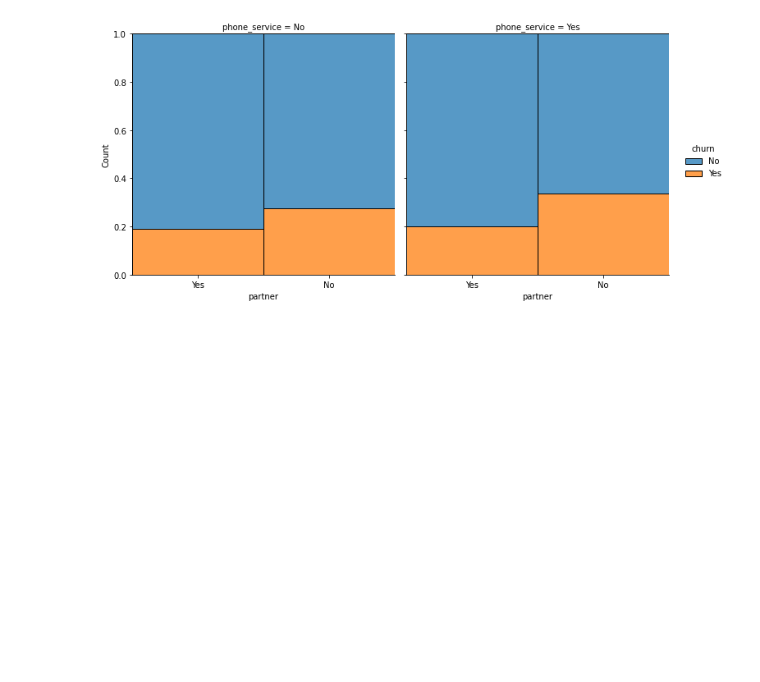
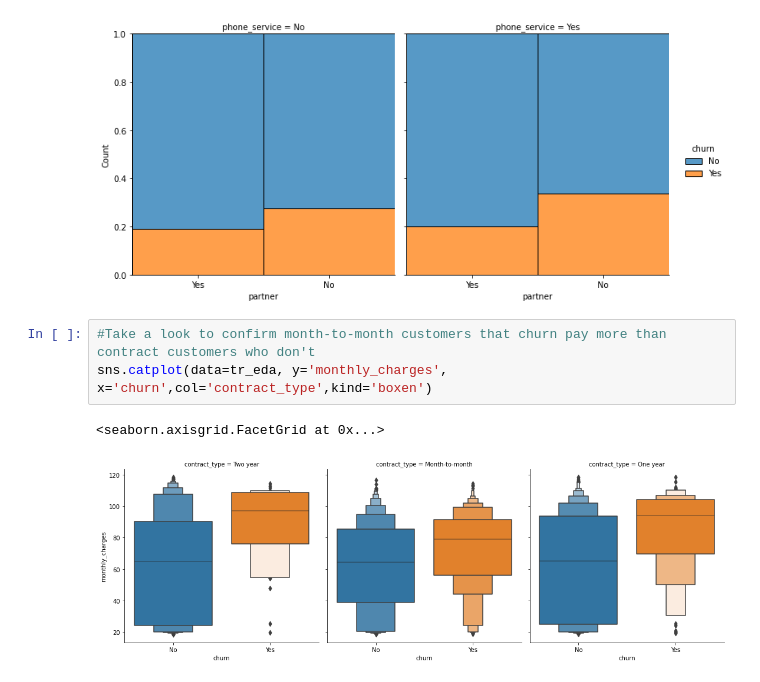
Before and after one commit to Cayt-Schlichting/example-classification-project, a Jupyter notebook: eda.ipynb, the cells around one changed output. Drawn from its saved outputs; the diff is of its cells as text; blank space fills up the shorter version.

```diff
--- a/eda.ipynb
+++ b/eda.ipynb
@@ -340,3 +340,9 @@ sns.displot(data=tr_eda,x='partner',hue='churn',col='phone_service',col_wrap=2,m
 # %% [output]
 <seaborn.axisgrid.FacetGrid at 0x...>
 [figure]
+# %%
+#Take a look to confirm month-to-month customers that churn pay more than contract customers who don't
+sns.catplot(data=tr_eda, y='monthly_charges', x='churn',col='contract_type',kind='boxen')
+# %% [output]
+<seaborn.axisgrid.FacetGrid at 0x...>
+[figure, added]
```
Also changed, not shown: 4 other files.
